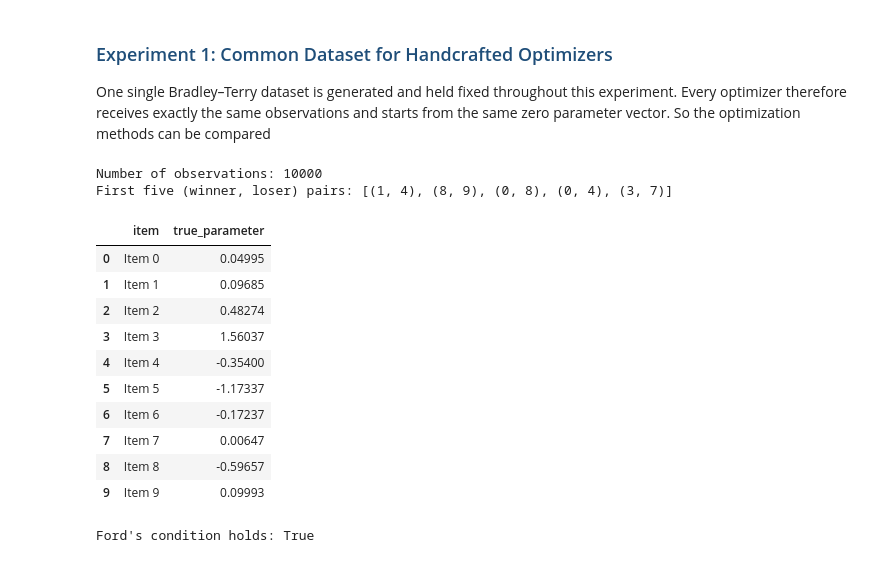
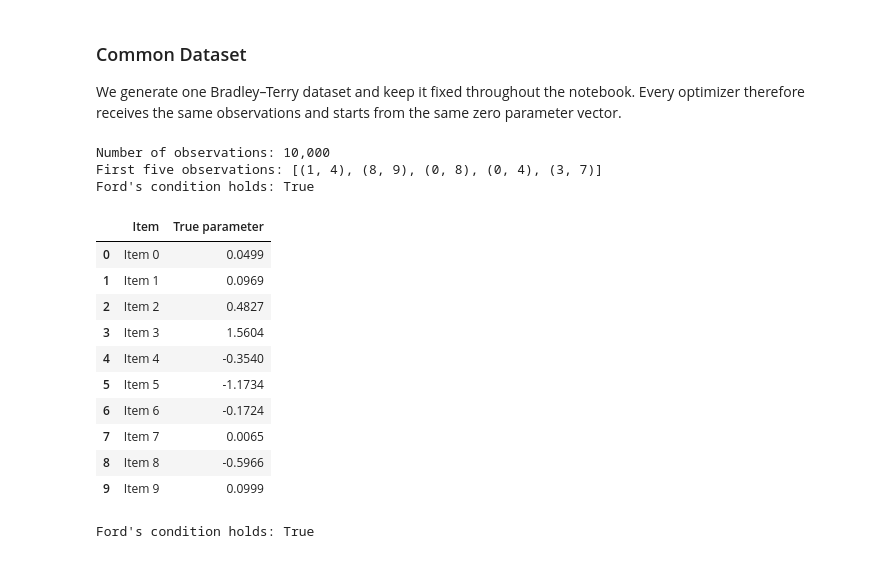
Before and after one commit to rbhdsks/Learning-from-Comparison-Data-Master-Thesis-Project-, a Jupyter notebook: notebooks/experiments/Bradley_Terry_Model/04_BradleyTerry_MLE_Optimizations.ipynb, the cells around one changed output. Drawn from its saved outputs; the diff is of its cells as text; code cells hidden in the pictures.

```diff
--- a/notebooks/experiments/Bradley_Terry_Model/04_BradleyTerry_MLE_Optimizations.ipynb
+++ b/notebooks/experiments/Bradley_Terry_Model/04_BradleyTerry_MLE_Optimizations.ipynb
@@ -27,29 +28,32 @@ from bradley_terry import *
 # %%
-# Define settings shared by every handcrafted optimizer.
+# Define settings shared by every optimizer.
 
 SEED = 20260831
 NUMBER_OF_ITEMS = 10
 NUMBER_OF_COMPARISONS = 10_000
 MINIBATCH_SIZE = 128
+GRADIENT_TOLERANCE = 1e-6
 
 rng = np.random.default_rng(SEED)
+torch.manual_seed(SEED)
 
 plt.style.use("seaborn-v0_8-whitegrid")
-pd.set_option("display.precision", 5)
+pd.set_option("display.precision", 4)
 
 experiment_settings = pd.DataFrame({
-    "setting": [
+    "Setting": [
         "Random seed",
         "Number of items",
         "Number of comparisons",
-
         "Mini-batch size",
+        "Full-gradient tolerance",
     ],
-    "value": [
-        SEED,
-        NUMBER_OF_ITEMS,
-        NUMBER_OF_COMPARISONS,
-        MINIBATCH_SIZE,
+    "Value": [
+        str(SEED),
+        str(NUMBER_OF_ITEMS),
+        f"{NUMBER_OF_COMPARISONS:,}",
+        str(MINIBATCH_SIZE),
+        f"{GRADIENT_TOLERANCE:.1e}",
     ],
 })
 
@@ -63,52 +68,61 @@ experiment_settings
-# %% [markdown]
-### <span style="color:#1F4E79;">Experiment 1: Common Dataset for Handcrafted Optimizers</span>
-
-One single Bradley–Terry dataset is generated and held fixed throughout this experiment. Every optimizer therefore receives exactly the same observations and starts from the same zero parameter vector. So the optimization methods can be compared
+# %% [markdown]
+### Common Dataset
+We generate one Bradley–Terry dataset and keep it fixed throughout the notebook. Every optimizer therefore receives the same observations and starts from the same zero parameter vector.
 # %%
-# Generate true parameters and one common comparison dataset.
+# Generate one fixed dataset for all optimization experiments.
 
 item_names = [
     f"Item {item_index}"
     for item_index in range(NUMBER_OF_ITEMS)
 ]
 
 true_parameters = center_parameters(
     rng.normal(
         loc=0.0,
         scale=0.8,
         size=NUMBER_OF_ITEMS,
     )
 )
 
 comparisons = generate_uniform_comparison_data(
     true_parameters=true_parameters,
     number_of_comparisons=NUMBER_OF_COMPARISONS,
     rng=rng,
 )
 
 true_parameter_table = pd.DataFrame({
-    "item": item_names,
-    "true_parameter": true_parameters,
+    "Item": item_names,
+    "True parameter": true_parameters,
 })
 
-print("Number of observations:", len(comparisons))
-print("First five (winner, loser) pairs:", comparisons[:5])
+print(f"Number of observations: {len(comparisons):,}")
+print(f"First five observations: {comparisons[:5]}")
+print(
+    "Ford's condition holds:",
+    ford_condition_holds(
+        NUMBER_OF_ITEMS,
+        comparisons,
+    ),
+)
 
-true_parameter_table
+true_parameter_table.style.format({
+    "True parameter": "{:.4f}",
+})
 # %% [output]
-Number of observations: 10000
-First five (winner, loser) pairs: [(1, 4), (8, 9), (0, 8), (0, 4), (3, 7)]
+Number of observations: 10,000
+First five observations: [(1, 4), (8, 9), (0, 8), (0, 4), (3, 7)]
+Ford's condition holds: True
-|  | item | true_parameter |
-| 0 | Item 0 | 0.04995 |
-| 1 | Item 1 | 0.09685 |
-| 2 | Item 2 | 0.48274 |
-| 3 | Item 3 | 1.56037 |
-| 4 | Item 4 | -0.35400 |
-| 5 | Item 5 | -1.17337 |
-| 6 | Item 6 | -0.17237 |
-| 7 | Item 7 | 0.00647 |
-| 8 | Item 8 | -0.59657 |
-| 9 | Item 9 | 0.09993 |
+|  | Item | True parameter |
+| 0 | Item 0 | 0.0499 |
+| 1 | Item 1 | 0.0969 |
+| 2 | Item 2 | 0.4827 |
+| 3 | Item 3 | 1.5604 |
+| 4 | Item 4 | -0.3540 |
+| 5 | Item 5 | -1.1734 |
+| 6 | Item 6 | -0.1724 |
+| 7 | Item 7 | 0.0065 |
+| 8 | Item 8 | -0.5966 |
+| 9 | Item 9 | 0.0999 |
 # %%
 # Summarize item appearances and verify Ford's condition.
 
```
Also changed, not shown: parts of 10 cells of this notebook.
